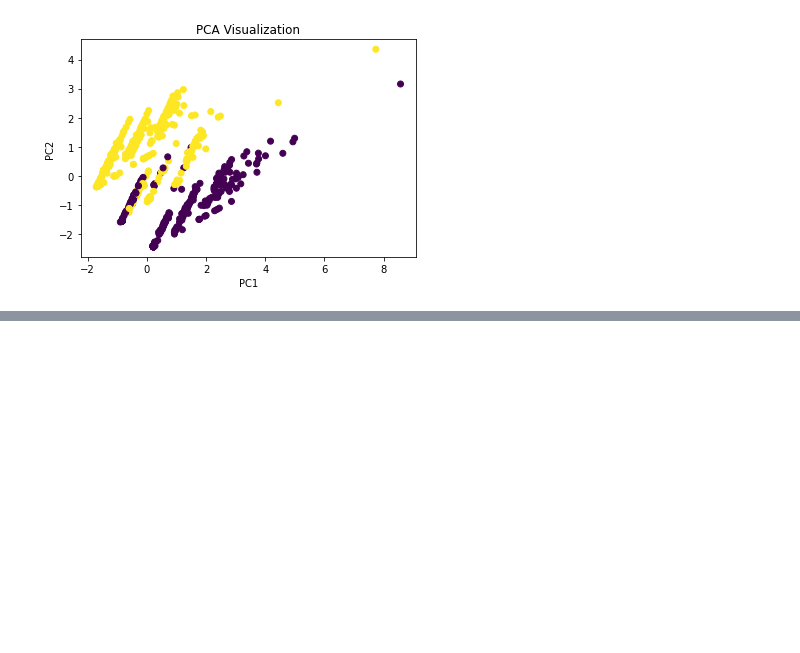
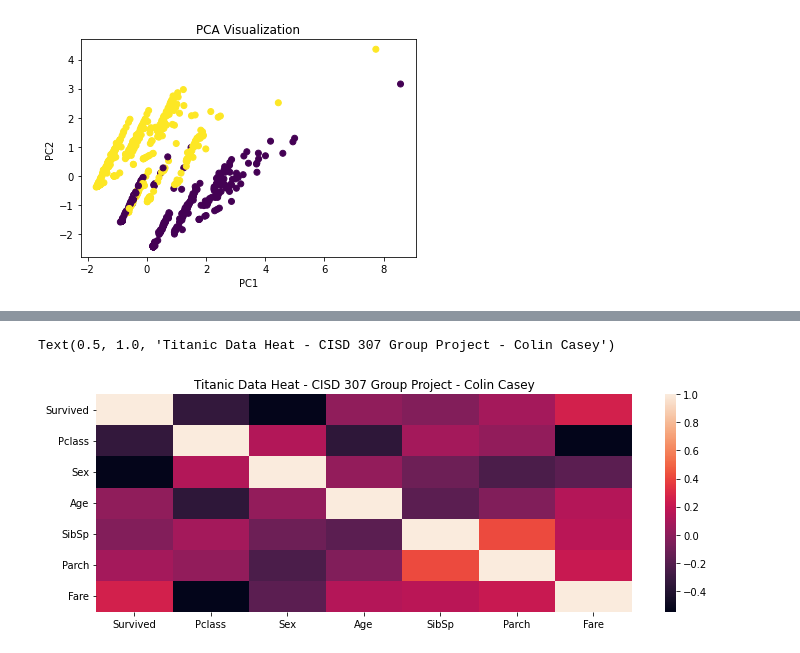
Before and after one commit to jhat0353/Titanic-Kaggle-Group, a Jupyter notebook: Kaggle_Titanic_Exploratory_Data_Analysis_Master.ipynb, the cells around one changed output, grey strips where cells are left out. Saved outputs shown, nothing was run; the diff lists cells and outputs as text; code cells hidden in the pictures; blank space fills up the shorter version.

```diff
--- a/Kaggle_Titanic_Exploratory_Data_Analysis_Master.ipynb
+++ b/Kaggle_Titanic_Exploratory_Data_Analysis_Master.ipynb
@@ -481,0 +471,23 @@ plt.show()
+# %%
+titanic_data.isnull().any() #shows which columns have missing values
+
+titanic_data["Age"] = titanic_data["Age"].fillna(titanic_data["Age"].mean())
+#titanic_data["Cabin"] = titanic_data["=Cabin"].fillna(titanic_data["Cabin"].mode()[0])
+titanic_data["Embarked"] = titanic_data["Embarked"].fillna(titanic_data["Embarked"].mode()[0])
+# %%
+#assigning numbers to categories of data
+titanic_data["Sex"] = [1 if i == "male" else 0 for i in titanic_data["Sex"]]
+titanic_data["Embarked"] = [0 if i == "S" else i for i in titanic_data["Embarked"]]
+titanic_data["Embarked"] = [1 if i == "C" else i for i in titanic_data["Embarked"]]
+titanic_data["Embarked"] = [2 if i == "Q" else i for i in titanic_data["Embarked"]]
+# %%
+cols = ["Survived","Pclass","Sex","Age","SibSp","Parch","Fare","Embarked"]
+# %%
+titanic_data_correlation = titanic_data[cols].corr()
+# %%
+fig,ax = plt.subplots(figsize=(12,4))
+sns.heatmap(titanic_data_correlation)
+ax.set_title('Titanic Data Heat - CISD 307 Group Project - Colin Casey')
+# %% [output]
+Text(0.5, 1.0, 'Titanic Data Heat - CISD 307 Group Project - Colin Casey')
+[figure, added]
```
Also changed, not shown: parts of 25 cells of this notebook.
